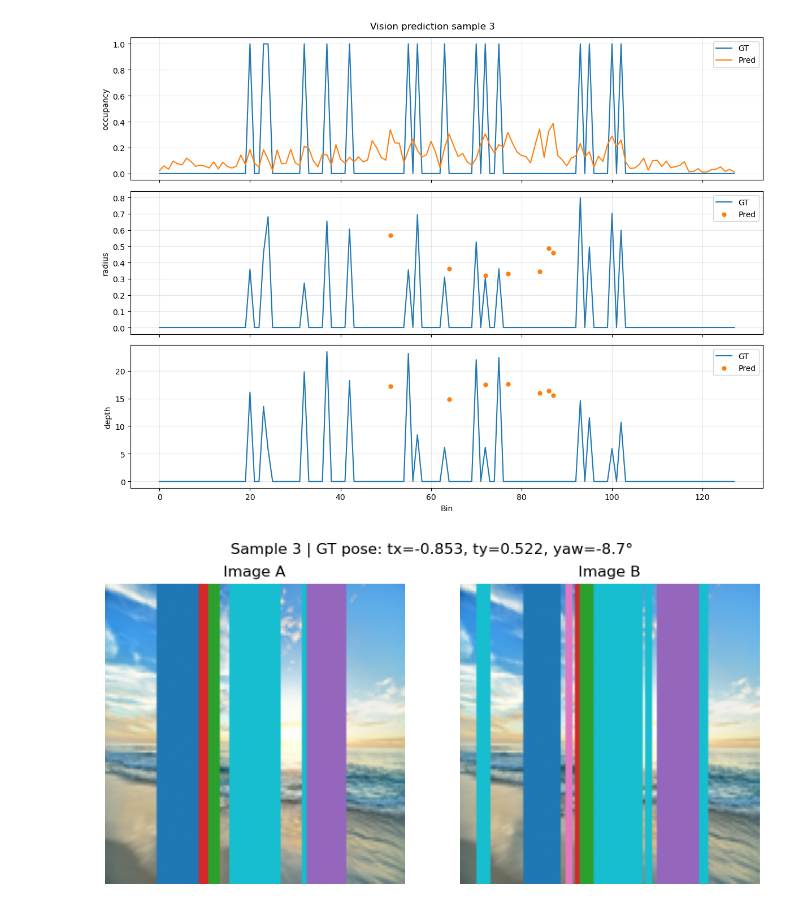
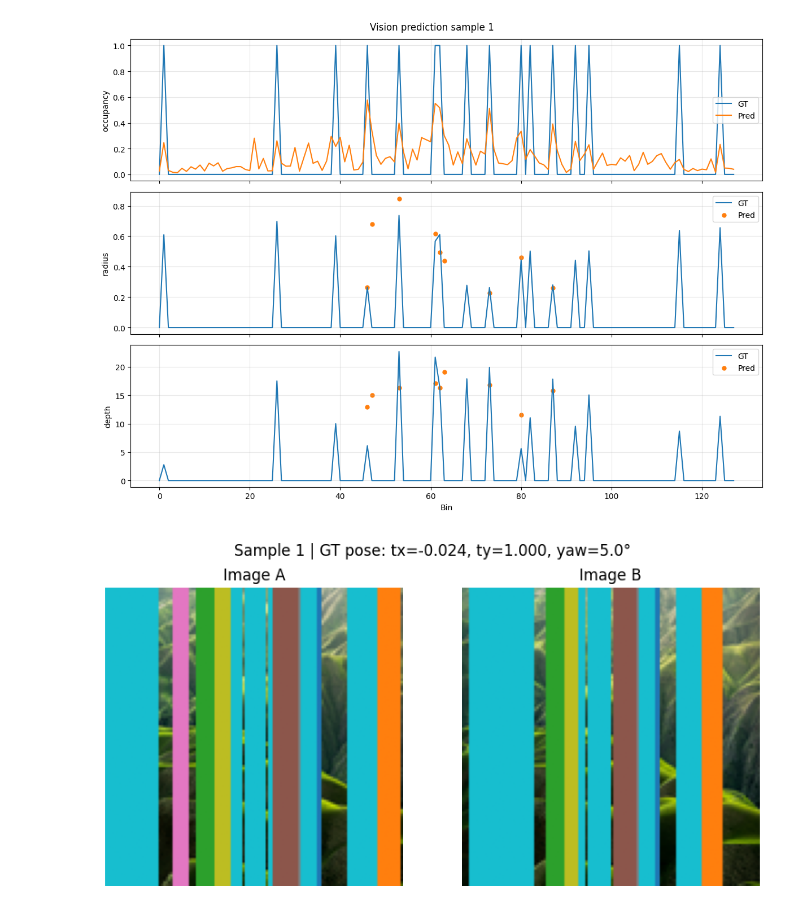
Before and after one commit to jo6815en/pose_from_cylinders, a Jupyter notebook: train.ipynb, the cells around one changed output. Saved outputs shown, nothing was run; the diff lists cells and outputs as text; code cells hidden in the pictures.

```diff
--- a/train.ipynb
+++ b/train.ipynb
@@ -264,7 +269,7 @@ infer_loader = DataLoader(
 model.eval()
 
 batch = next(iter(infer_loader))
-img_a, vision_a, img_b, vision_b, pose_ab, _ = batch
+img_a, vision_a, img_b, vision_b, pose_ab = batch
 
 img_a = img_a.to(device)
 vision_a = vision_a.to(device)
@@ -309,6 +314,6 @@ Sample 3
 # %%
 # Plotta vision-output för första samplet
-sample_idx = 3
+sample_idx = 1
 bins = np.arange(pred_vision.shape[1])
 
 fig, axes = plt.subplots(3, 1, figsize=(12, 9), sharex=True)
@@ -330,35 +335,35 @@ for j, ax in enumerate(axes):
         # occupancy: pred som orange linje
         ax.plot(bins, pr, label="Pred", color="tab:orange")
     else:
         pr_mask = pr_occ > occ_threshold
 
         # pred som orange punkter
         ax.scatter(
             bins[pr_mask],
             pr[pr_mask],
             label="Pred",
             color="tab:orange",
             s=25
         )
 
     ax.set_ylabel(names[j])
     ax.grid(True, alpha=0.3)
     ax.legend()
 
 axes[-1].set_xlabel("Bin")
 fig.suptitle(f"Vision prediction sample {sample_idx}")
 plt.tight_layout()
 plt.show()
 
 # Plotta bildpar
 show_image_pair(
     img_a[sample_idx].detach().cpu(),
     img_b[sample_idx].detach().cpu(),
     title=f"Sample {sample_idx} | GT pose: {pose_to_text(pose_ab[sample_idx].detach().cpu())}"
 )
 # %% [output]
-[figure, old version]
+[figure, new version]
-[figure, old version]
+[figure, new version]
 # %%
 import matplotlib.pyplot as plt
 import torch
```
Also changed, not shown: parts of 7 cells of this notebook, 2 other files.
